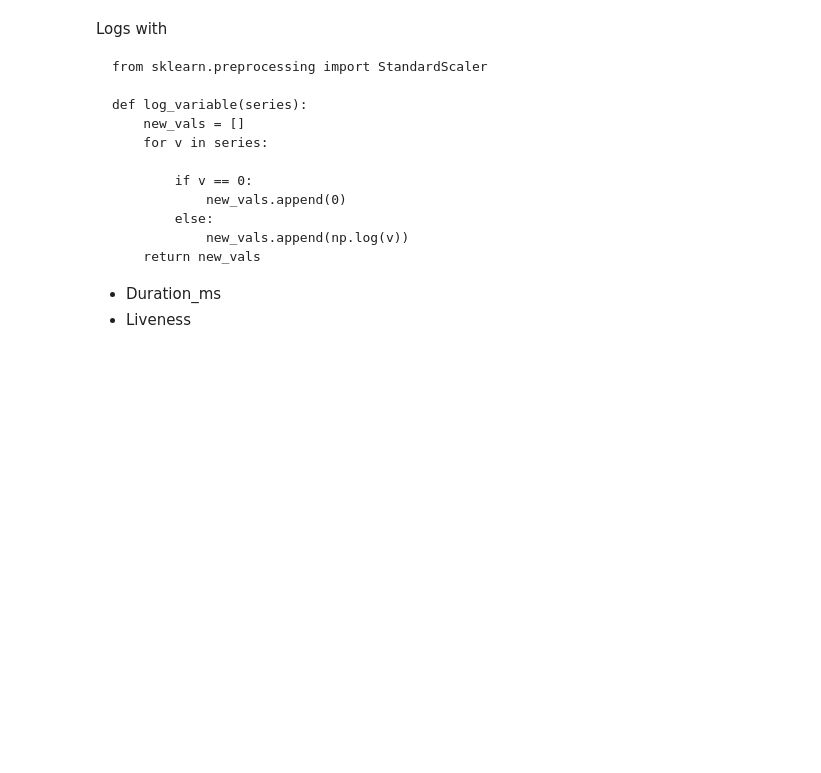
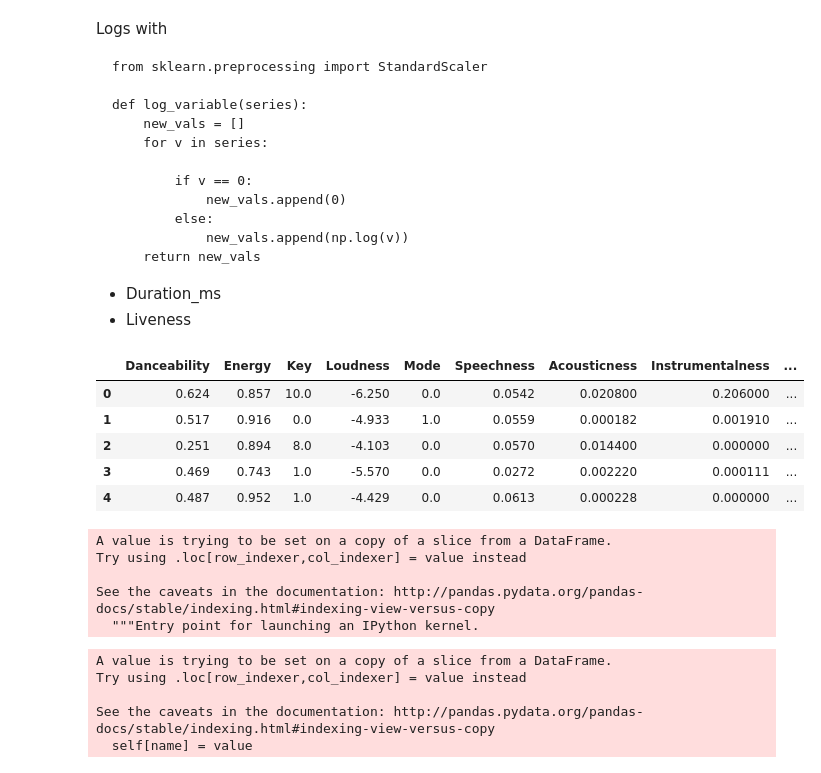
Before and after one commit to QED0711/spotify-predictive-analysis, a Jupyter notebook: exploration/072919_numerical_linear_regression_exploration.ipynb, the cells around one changed output. Drawn from its saved outputs; the diff is of its cells as text; code cells hidden in the pictures; blank space fills up the shorter version.

```diff
--- a/exploration/072919_numerical_linear_regression_exploration.ipynb
+++ b/exploration/072919_numerical_linear_regression_exploration.ipynb
@@ -159,3 +127,46 @@ def log_variable(series):
 
 * Duration_ms
 * Liveness
+# %%
+vanilla = data[[
+    "Danceability",
+    "Energy",
+    "Key",
+    "Loudness",
+    "Mode",
+    "Speechness",
+    "Acousticness",
+    "Instrumentalness",
+    "Liveness",
+    "Valence",
+    "Tempo",
+    "Duration_ms",
+    'Super_genre',
+    'time_signature'
+]]
+vanilla.head()
+# %% [output]
+|  | Danceability | Energy | Key | Loudness | Mode | Speechness | Acousticness | Instrumentalness | ... |
+| 0 | 0.624 | 0.857 | 10.0 | -6.250 | 0.0 | 0.0542 | 0.020800 | 0.206000 | ... |
+| 1 | 0.517 | 0.916 | 0.0 | -4.933 | 1.0 | 0.0559 | 0.000182 | 0.001910 | ... |
+| 2 | 0.251 | 0.894 | 8.0 | -4.103 | 0.0 | 0.0570 | 0.014400 | 0.000000 | ... |
+| 3 | 0.469 | 0.743 | 1.0 | -5.570 | 0.0 | 0.0272 | 0.002220 | 0.000111 | ... |
+| 4 | 0.487 | 0.952 | 1.0 | -4.429 | 0.0 | 0.0613 | 0.000228 | 0.000000 | ... |
+# %%
+vanilla['log_duration'] = np.log(vanilla.Duration_ms)
+# %% [output]
+A value is trying to be set on a copy of a slice from a DataFrame.
+Try using .loc[row_indexer,col_indexer] = value instead
+
+See the caveats in the documentation: http://pandas.pydata.org/pandas-docs/stable/indexing.html#indexing-view-versus-copy
+  """Entry point for launching an IPython kernel.
+# %%
+vanilla.Mode = vanilla.Mode.astype(str)
+vanilla.Key = vanilla.Key.astype(str)
+vanilla.time_signature = vanilla.time_signature.astype(str)
+# %% [output]
+A value is trying to be set on a copy of a slice from a DataFrame.
+Try using .loc[row_indexer,col_indexer] = value instead
+
+See the caveats in the documentation: http://pandas.pydata.org/pandas-docs/stable/indexing.html#indexing-view-versus-copy
+  self[name] = value
```
Also changed, not shown: parts of 16 cells of this notebook.
